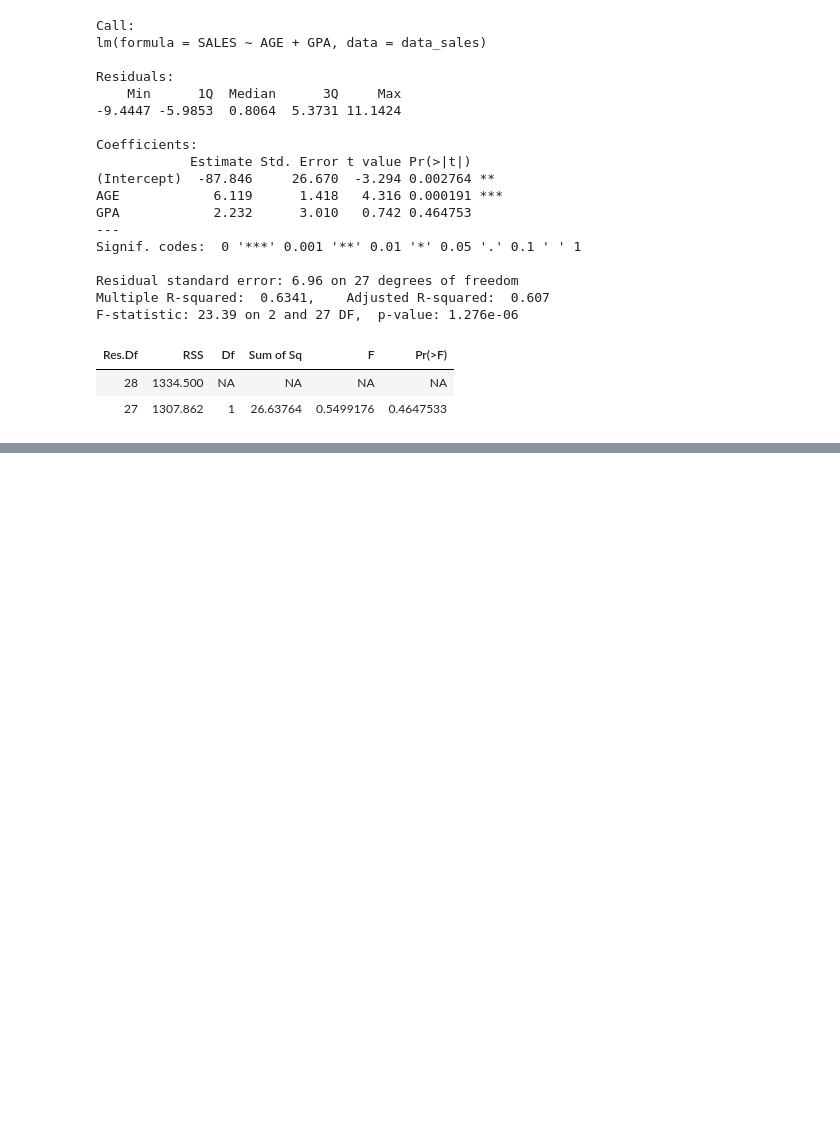
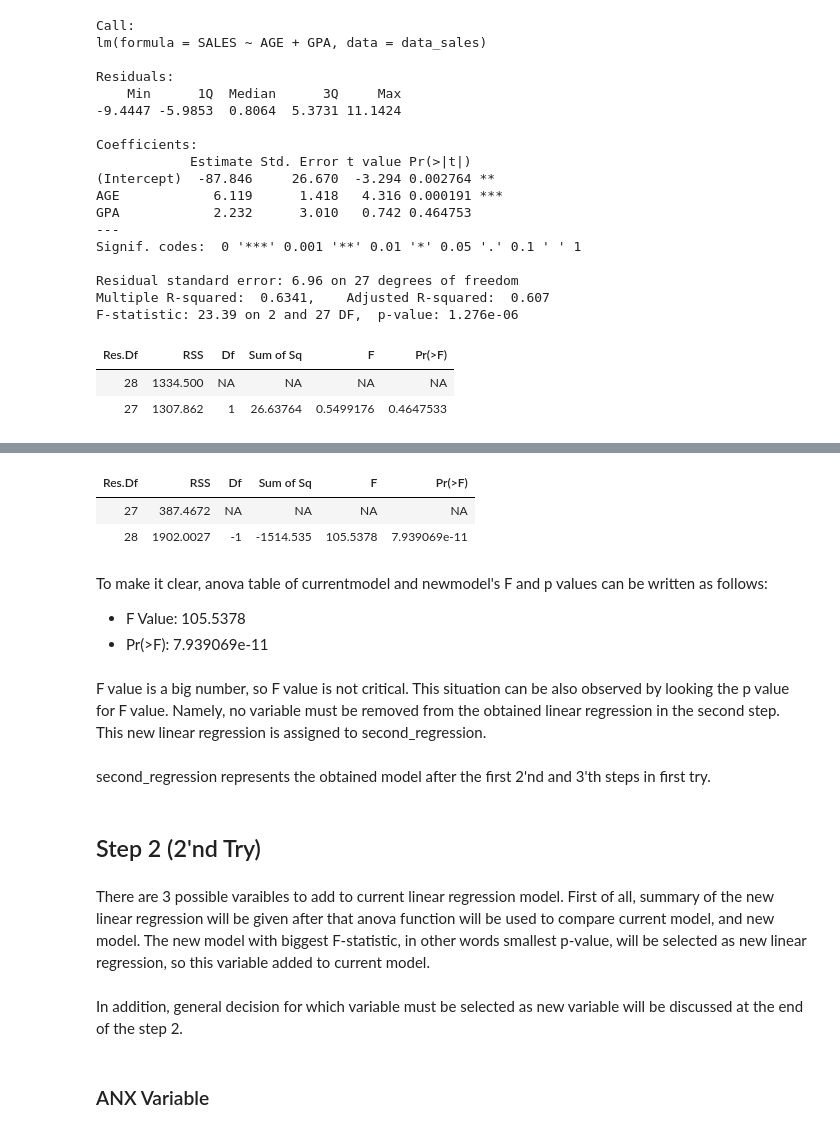
Before and after one commit to BU-IE-360/fall20-mbahadir, a Jupyter notebook: Homework5/Homework5.ipynb, the cells around one changed output, grey strips where cells are left out. Drawn from its saved outputs; the diff is of its cells as text; code cells hidden in the pictures; blank space fills up the shorter version.

Commit message:
Homework 5 first update

```diff
--- a/Homework5/Homework5.ipynb
+++ b/Homework5/Homework5.ipynb
@@ -221,0 +291,3 @@ Only APT variable make a difference in the regressions
+# %%
+second_APT_regression_reduced=lm(SALES~ APT , data=data_sales)
+summary(second_APT_regression_reduced)
@@ -221,0 +312,12 @@ Only APT variable make a difference in the regressions
+# %%
+anova(second_APT_regression,second_APT_regression_reduced)
+# %% [output]
+| Res.Df | RSS | Df | Sum of Sq | F | Pr(>F) |
+| 27 | 387.4672 | NA | NA | NA | NA |
+| 28 | 1902.0027 | -1 | -1514.535 | 105.5378 | 7.939069e-11 |
+# %% [markdown]
+To make it clear, anova table of currentmodel and newmodel's F and p values can be written as follows:
+* F Value: 105.5378
+* Pr(>F): 7.939069e-11
+# %% [markdown]
+F value is a big number, so F value is not critical. This situation can be also observed by looking the p value for F value. Namely, no variable must be removed from the obtained linear regression in the second step. This new linear regression is assigned to second_regression.
@@ -221,0 +326,10 @@ Only APT variable make a difference in the regressions
+# %% [markdown]
+second_regression represents the obtained model after the first 2'nd and 3'th steps in first try.
+# %% [markdown]
+## Step 2 (2'nd Try)
+# %% [markdown]
+There are 3 possible varaibles to add to current linear regression model. First of all, summary of the new linear regression will be given after that anova function will be used to compare current model, and new model. The new model with biggest F-statistic, in other words smallest p-value, will be selected as new linear regression, so this variable added to current model.
+# %% [markdown]
+In addition, general decision for which variable must be selected as new variable will be discussed at the end of the step 2.
+# %% [markdown]
+### ANX Variable
```
Also changed, not shown: parts of 110 cells of this notebook, 2 other files.
